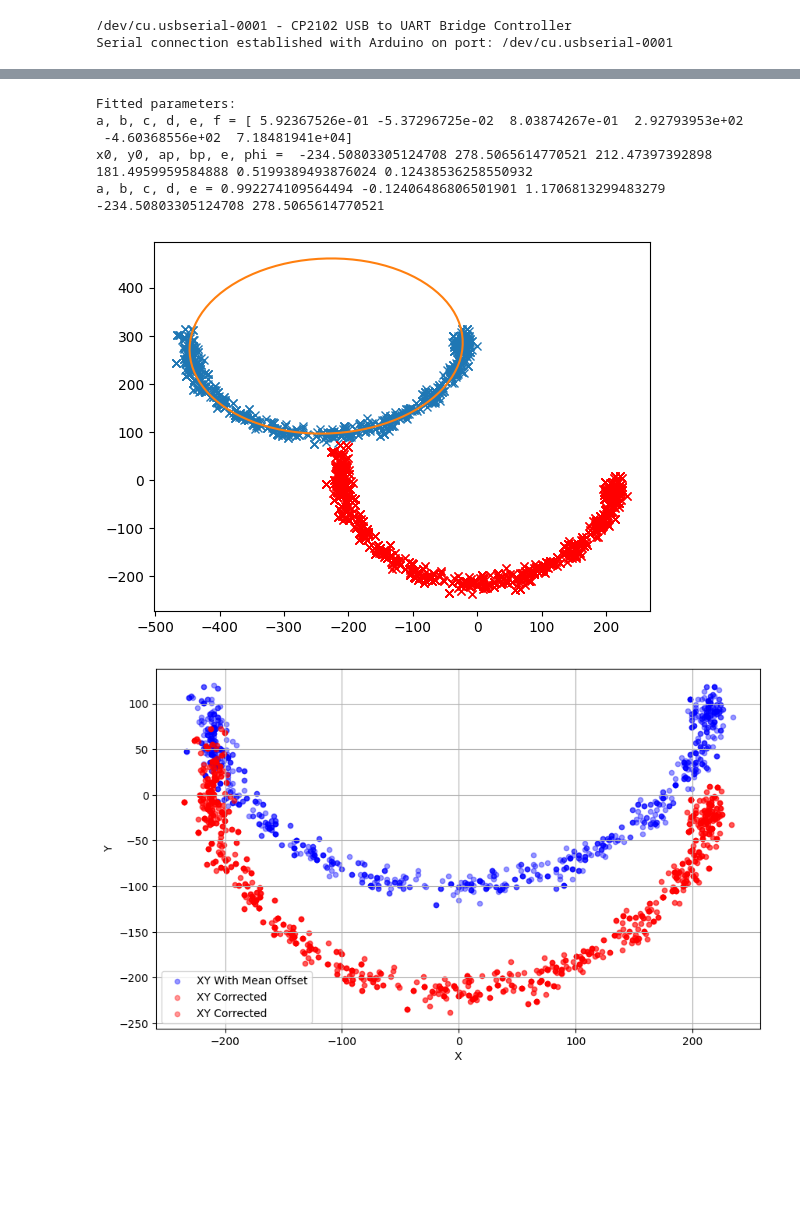
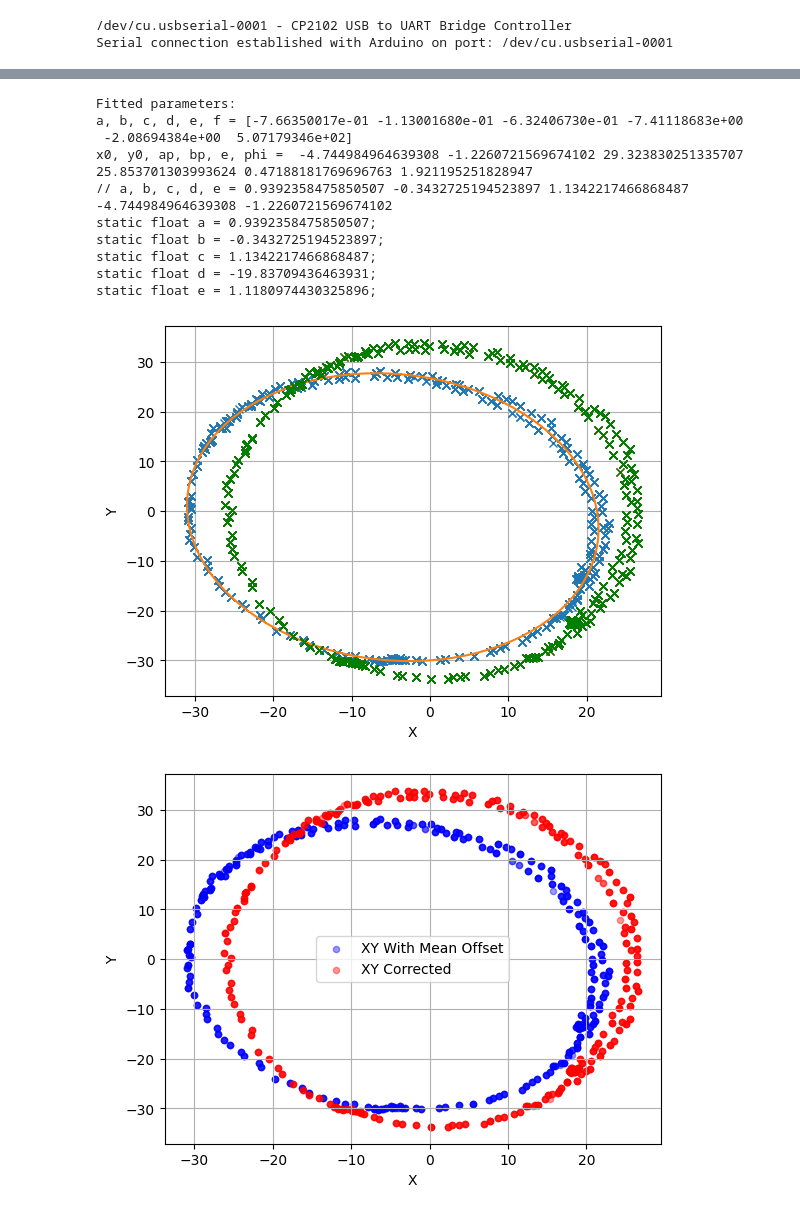
Before and after one commit to rivercweiss/interlace, a Jupyter notebook: src/2d_cal.ipynb, the cells around one changed output, grey strips where cells are left out. Cells and saved outputs as stored; diff of their text form; code cells hidden in the pictures; blank space fills up the shorter version.

```diff
--- a/src/2d_cal.ipynb
+++ b/src/2d_cal.ipynb
@@ -185,8 +185,9 @@ def get_ellipse_pts(params, npts=100, tmin=0, tmax=2*np.pi):
 
 
 if __name__ == '__main__':
-    X=input_data[0] #-np.mean(input_data[0])
-    Y=input_data[1] #-np.mean(input_data[1])
+    X=input_data[0]-np.mean(input_data[0])
+    Y=input_data[1]-np.mean(input_data[1])
+
     coeffs = fit_ellipse(X, Y)
 
     print('Fitted parameters:')
@@ -204,52 +205,62 @@ if __name__ == '__main__':
     rot = round(phi / (math.pi / 2.0))
     rotation = -(phi - rot * math.pi / 2.0)
 
-    xcorr = X - x0 # - np.mean(input_data[0])
-    ycorr = Y - y0 # - np.mean(input_data[1])
-    res = [xcorr * np.cos(rotation) - ycorr * np.sin(rotation),
-            (xcorr * np.sin(rotation) + ycorr * np.cos(rotation)) * rat]
-
     a = np.cos(rotation)
     b = np.sin(rotation)
     c = ap/bp
     d = x0
     e = y0
 
-    print('a, b, c, d, e =', a,b,c,d,e)
+    print('// a, b, c, d, e =', a,b,c,d,e)
+    print(f"static float a = {a};")
+    print(f"static float b = {b};")
+    print(f"static float c = {c};")
+    print(f"static float d = {d + np.mean(input_data[0])};")
+    print(f"static float e = {e + np.mean(input_data[1])};")
 
     xcorr = (X - d) * a - (Y - e) * b
     ycorr = ((X - d) * b + (Y - e) * a) * c
 
-    # x = ((X*(a) - Y * (b)) - d
-    # y = ((x*(b) + Y * (a)) * c) - e
+    xcorr2 = (input_data[0] - (d + np.mean(input_data[0]))) * a - (input_data[1] - (e + np.mean(input_data[1]))) * b
+    ycorr2 = ((input_data[0] - (d + np.mean(input_data[0]))) * b + (input_data[1] - (e + np.mean(input_data[1]))) * a) * c
 
 
     plt.plot(xcorr, ycorr, 'x', color="red")     # given points
-    plt.plot(res[0], res[1], 'x', color="red")     # given points
+    plt.plot(xcorr2, ycorr2, 'x', color="g")     # given points
+
+    plt.xlabel("X")
+    plt.ylabel("Y")
+    plt.grid()
 
     plt.show()
 # %% [output]
 Fitted parameters:
-a, b, c, d, e, f = [ 5.92367526e-01 -5.37296725e-02  8.03874267e-01  2.92793953e+02
- -4.60368556e+02  7.18481941e+04]
-x0, y0, ap, bp, e, phi =  -234.50803305124708 278.5065614770521 212.47397392898 181.4959959584888 0.5199389493876024 0.12438536258550932
-a, b, c, d, e = 0.992274109564494 -0.12406486806501901 1.1706813299483279 -234.50803305124708 278.5065614770521
+a, b, c, d, e, f = [-7.66350017e-01 -1.13001680e-01 -6.32406730e-01 -7.41118683e+00
+ -2.08694384e+00  5.07179346e+02]
+x0, y0, ap, bp, e, phi =  -4.744984964639308 -1.2260721569674102 29.323830251335707 25.853701303993624 0.47188181769696763 1.921195251828947
+// a, b, c, d, e = 0.9392358475850507 -0.3432725194523897 1.1342217466868487 -4.744984964639308 -1.2260721569674102
+static float a = 0.9392358475850507;
+static float b = -0.3432725194523897;
+static float c = 1.1342217466868487;
+static float d = -19.83709436463931;
+static float e = 1.1180974430325896;
-[figure, old version]
+[figure, new version]
 # %%
-fig = plt.figure(figsize=(10, 6))
-ax = fig.add_subplot(111)
 X=input_data[0]-np.mean(input_data[0])
 Y=input_data[1]-np.mean(input_data[1])
-ax.scatter(X, Y, marker="o", c="blue", s=20, alpha=0.4, label = "XY With Mean Offset")
-ax.scatter(xcorr, ycorr, marker="o", c="red", s=20, alpha=0.4, label = "XY Corrected")
-ax.scatter(res[0], res[1], marker="o", c="red", s=20, alpha=0.4, label = "XY Corrected")
+plt.scatter(X, Y, marker="o", c="blue", s=20, alpha=0.4, label = "XY With Mean Offset")
+plt.scatter(xcorr, ycorr, marker="o", c="red", s=20, alpha=0.4, label = "XY Corrected")
+# plt.scatter(res[0], res[1], marker="o", c="red", s=20, alpha=0.4, label = "XY Corrected")
+
+# x, y = get_ellipse_pts((x0, y0, ap, bp, e, phi))
+# plt.plot(x, y)
 plt.legend()
-ax.set_xlabel('X')
-ax.set_ylabel('Y')
+plt.xlabel("X")
+plt.ylabel("Y")
 # ax.scatter(input_data[1], input_data[2], c='g', label = "YZ")
 # ax.scatter(input_data[2], input_data[0], c='r', label = "ZX")
 plt.grid()
 
 plt.show()
 # %% [output]
-[figure, old version]
+[figure, new version]
```
Also changed, not shown: parts of 2 cells of this notebook, 44 other files.
